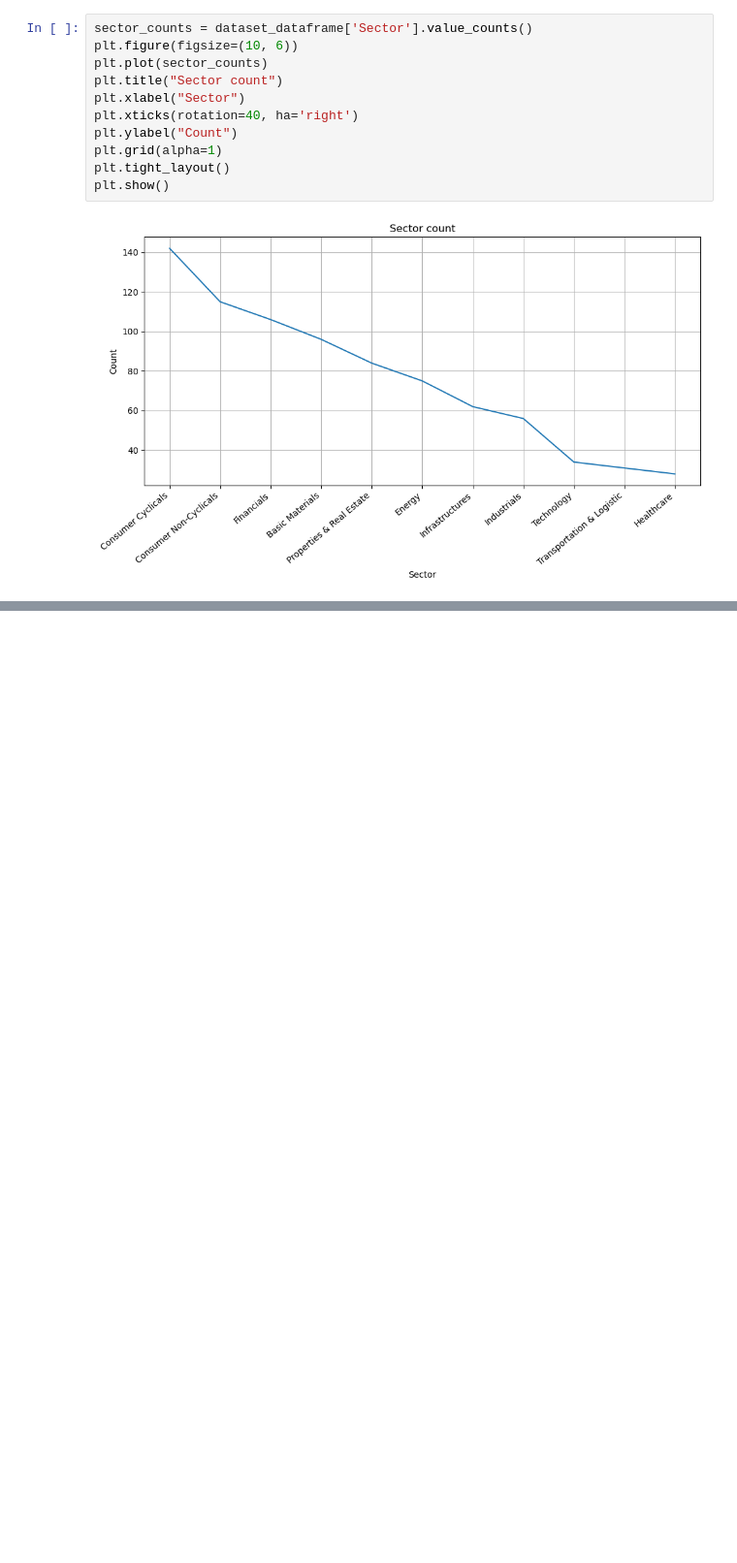
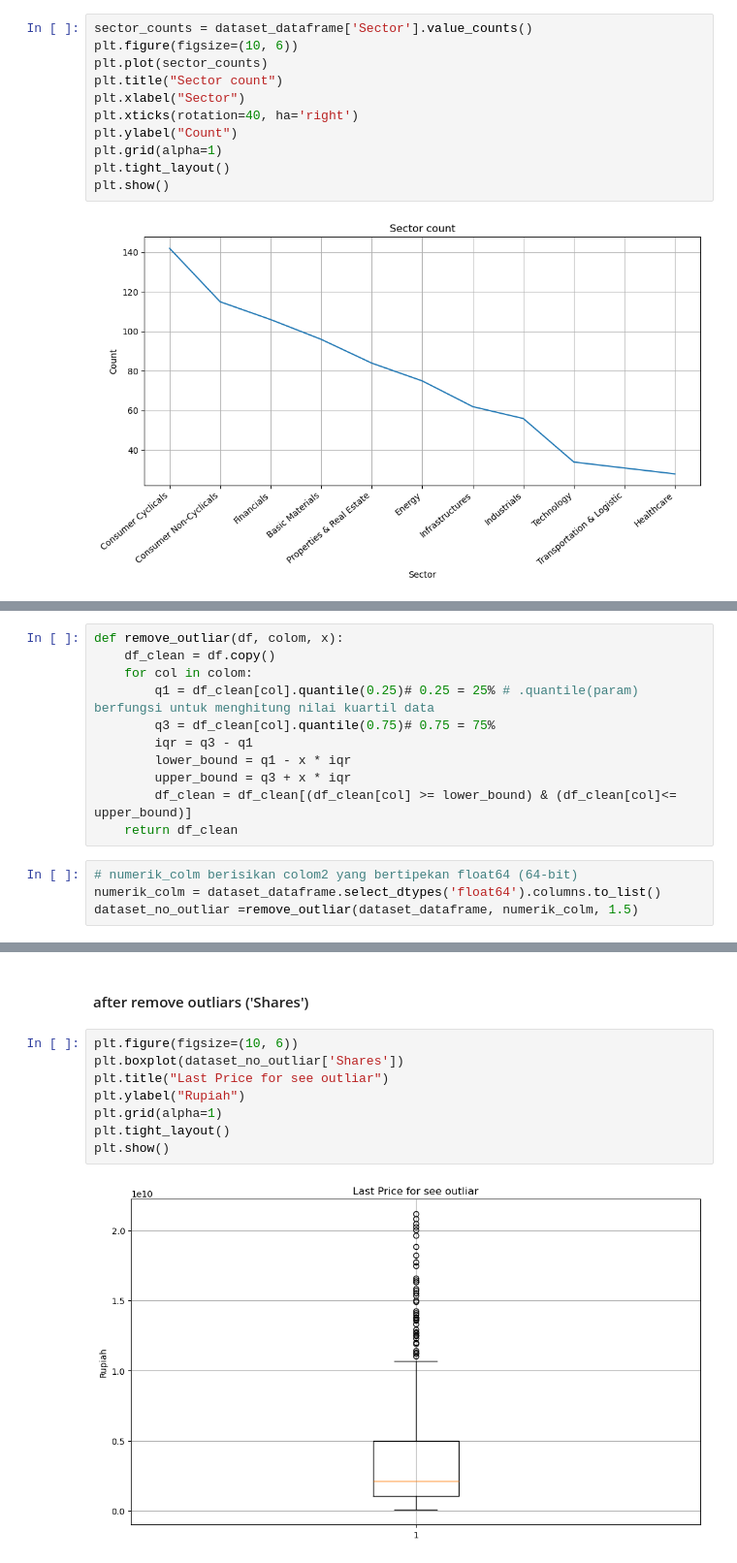
Before and after one commit to AriefTech7/machine-learning, a Jupyter notebook: week 1/latihan week 1/latihan.ipynb, the cells around one changed output, grey strips where cells are left out. Shown at 97% size. Cells and saved outputs as stored; diff of their text form; blank space fills up the shorter version.

```diff
--- a/week 1/latihan week 1/latihan.ipynb
+++ b/week 1/latihan week 1/latihan.ipynb
@@ -161,0 +171,15 @@ plt.show()
+# %%
+def remove_outliar(df, colom, x):
+    df_clean = df.copy()
+    for col in colom:
+        q1 = df_clean[col].quantile(0.25)# 0.25 = 25% # .quantile(param) berfungsi untuk menghitung nilai kuartil data
+        q3 = df_clean[col].quantile(0.75)# 0.75 = 75%
+        iqr = q3 - q1
+        lower_bound = q1 - x * iqr
+        upper_bound = q3 + x * iqr
+        df_clean = df_clean[(df_clean[col] >= lower_bound) & (df_clean[col]<= upper_bound)]
+    return df_clean
+# %%
+# numerik_colm berisikan colom2 yang bertipekan float64 (64-bit)
+numerik_colm = dataset_dataframe.select_dtypes('float64').columns.to_list()
+dataset_no_outliar =remove_outliar(dataset_dataframe, numerik_colm, 1.5)
@@ -161,0 +216,12 @@ plt.show()
+# %% [markdown]
+#### after remove outliars ('Shares')
+# %%
+plt.figure(figsize=(10, 6))
+plt.boxplot(dataset_no_outliar['Shares'])
+plt.title("Last Price for see outliar")
+plt.ylabel("Rupiah")
+plt.grid(alpha=1)
+plt.tight_layout()
+plt.show()
+# %% [output]
+[figure, added]
```
Also changed, not shown: parts of 28 cells of this notebook.
